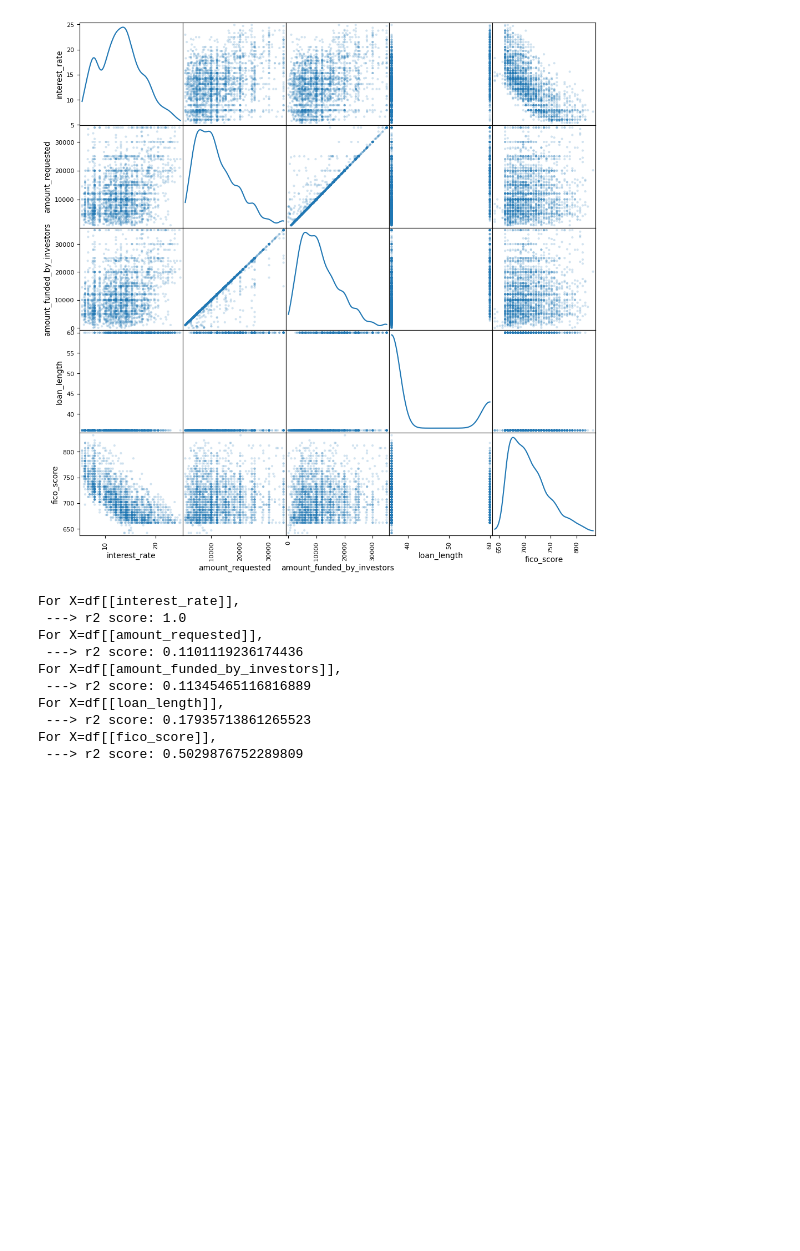
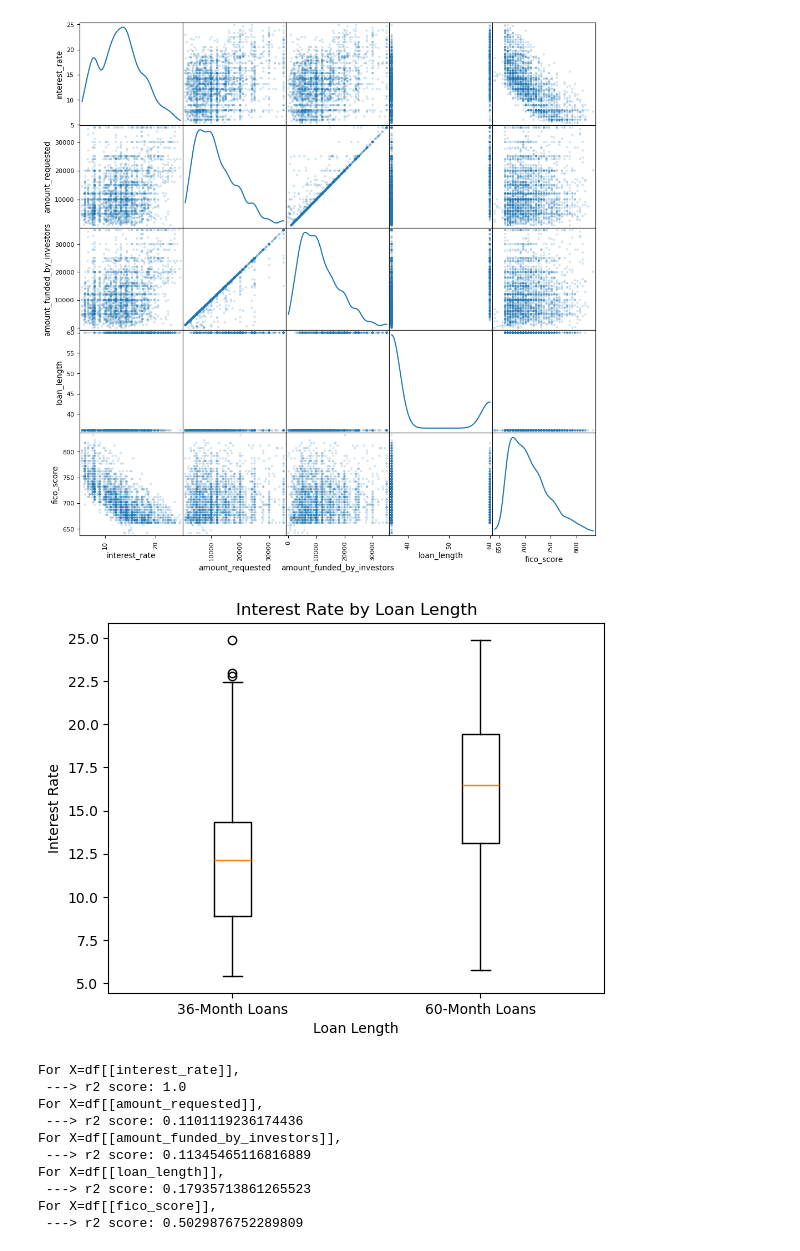
Before and after one commit to TLuter-252/Linear-Regression-Case-Study, a Jupyter notebook: loan_insights.ipynb, the cells around one changed output. Cells and saved outputs as stored; diff of their text form; code cells hidden in the pictures; blank space fills up the shorter version.

Commit message:
Added Boxplot for loan length

```diff
--- a/loan_insights.ipynb
+++ b/loan_insights.ipynb
@@ -97,6 +97,19 @@ df_requested = df.copy().drop(columns=['amount_requested', 'amount_funded_by_inv
 scatter_matrix(df[['interest_rate', 'amount_requested', 'amount_funded_by_investors', 'loan_length', 'fico_score']], alpha=0.2, figsize=(12, 12), diagonal="kde");
 # %% [output]
 [figure]
+# %%
+data = [
+    df[df["loan_length"] == 36]["interest_rate"],
+    df[df["loan_length"] == 60]["interest_rate"]]
+labels = ["36-Month Loans", "60-Month Loans"]
+plt.figure()
+plt.boxplot(data, tick_labels=labels)
+plt.title("Interest Rate by Loan Length")
+plt.ylabel("Interest Rate")
+plt.xlabel("Loan Length")
+plt.show()
+# %% [output]
+[figure, added]
 # %%
 lin_reg_score(df, features, target)
 # %% [output]
```
Also changed, not shown: parts of 5 cells of this notebook.
